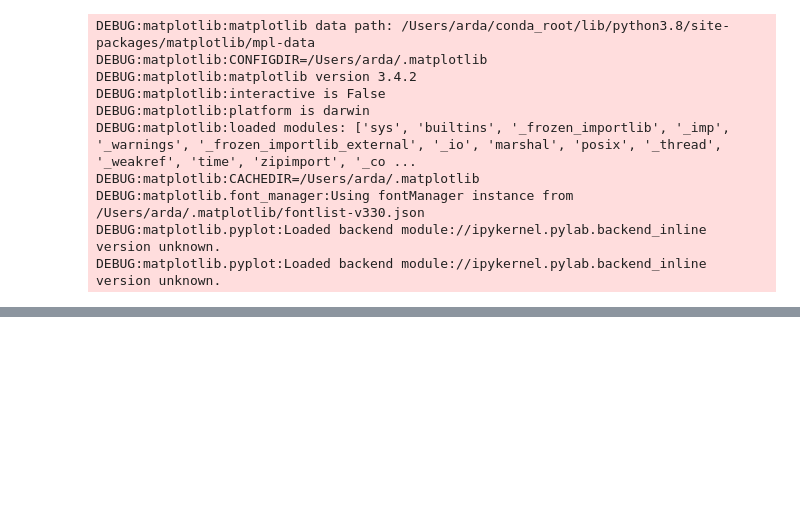
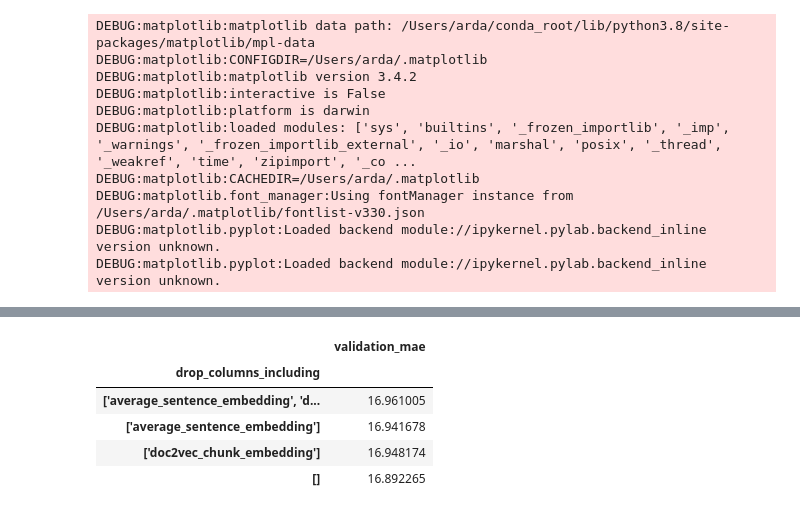
Before and after one commit to sta-a/great-unread, a Jupyter notebook: nbs/handcrafted_features_ger.ipynb, the cells around one changed output, grey strips where cells are left out. Cells and saved outputs as stored; diff of their text form; code cells hidden in the pictures; blank space fills up the shorter version.

```diff
--- a/nbs/handcrafted_features_ger.ipynb
+++ b/nbs/handcrafted_features_ger.ipynb
@@ -307,0 +346,9 @@ xgboost chunk [] ss_pca_0_95 6.399470144230022 1.8435539666924317 409.7942088058
+# %%
+results_df.groupby("drop_columns_including").agg({"validation_mae": "median"})
+# %% [output]
+|  | validation_mae |
+| drop_columns_including |  |
+| ['average_sentence_embedding', 'd... | 16.961005 |
+| ['average_sentence_embedding'] | 16.941678 |
+| ['doc2vec_chunk_embedding'] | 16.948174 |
+| [] | 16.892265 |
```
Also changed, not shown: parts of 9 cells of this notebook, 1 other file.
